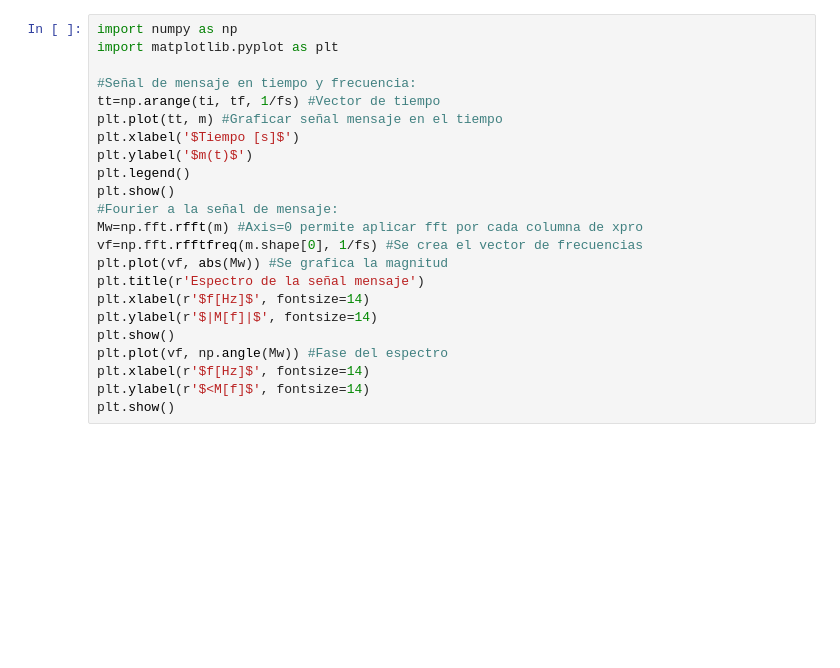
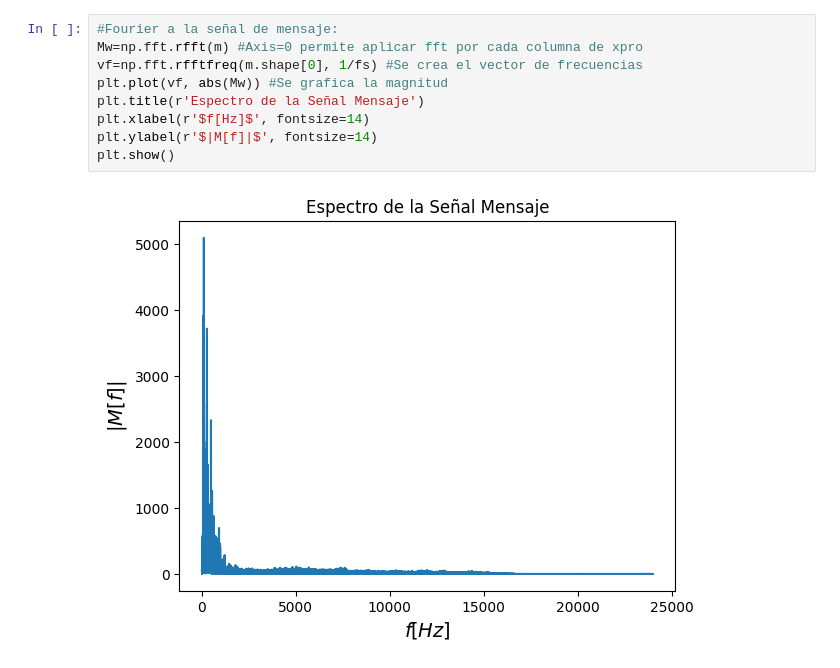
Before and after one commit to Matceo/Ejercicio2, a Jupyter notebook: Serie&TransformadaDeFourier./S&S:Parcial2.ipynb, the cells around one changed output. Saved outputs shown, nothing was run; the diff lists cells and outputs as text; blank space fills up the shorter version.

```diff
--- a/Serie&TransformadaDeFourier./S&S:Parcial2.ipynb
+++ b/Serie&TransformadaDeFourier./S&S:Parcial2.ipynb
@@ -156,23 +151,11 @@ LibsndfileError: ignored
 # %%
-import numpy as np
-import matplotlib.pyplot as plt
-
-#Señal de mensaje en tiempo y frecuencia:
-tt=np.arange(ti, tf, 1/fs) #Vector de tiempo
-plt.plot(tt, m) #Graficar señal mensaje en el tiempo
-plt.xlabel('$Tiempo [s]$')
-plt.ylabel('$m(t)$')
-plt.legend()
-plt.show()
 #Fourier a la señal de mensaje:
 Mw=np.fft.rfft(m) #Axis=0 permite aplicar fft por cada columna de xpro
 vf=np.fft.rfftfreq(m.shape[0], 1/fs) #Se crea el vector de frecuencias
 plt.plot(vf, abs(Mw)) #Se grafica la magnitud
-plt.title(r'Espectro de la señal mensaje')
+plt.title(r'Espectro de la Señal Mensaje')
 plt.xlabel(r'$f[Hz]$', fontsize=14)
 plt.ylabel(r'$|M[f]|$', fontsize=14)
 plt.show()
-plt.plot(vf, np.angle(Mw)) #Fase del espectro
-plt.xlabel(r'$f[Hz]$', fontsize=14)
-plt.ylabel(r'$<M[f]$', fontsize=14)
-plt.show()
+# %% [output]
+[figure, added]
```
Also changed, not shown: parts of 17 cells of this notebook.
